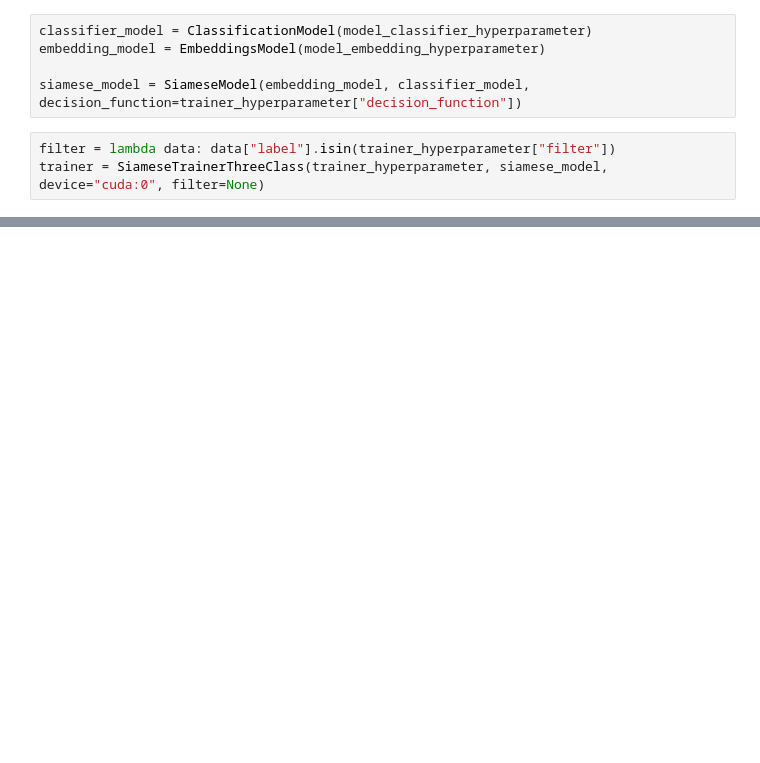
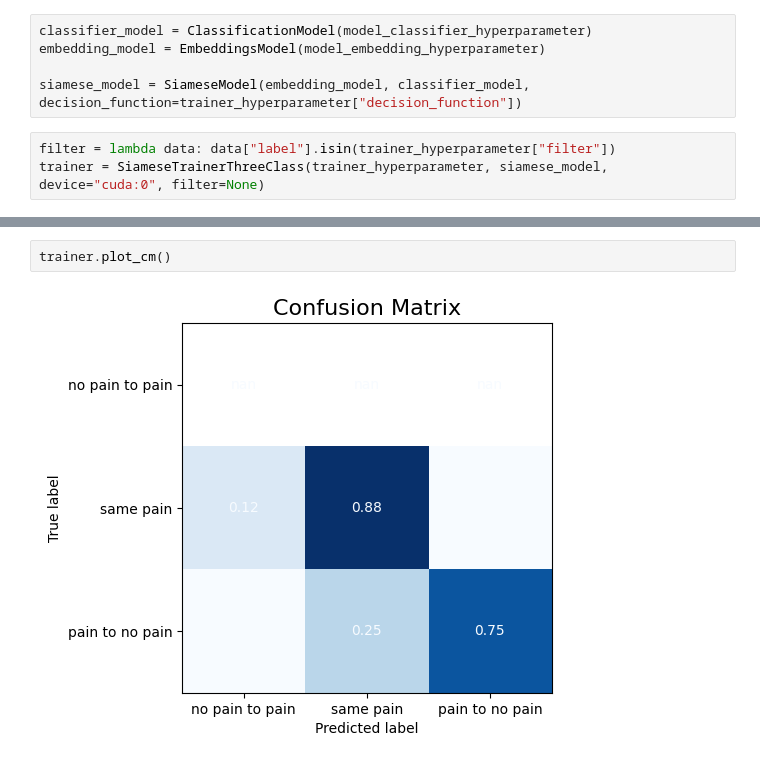
Before and after one commit to sven-knoblauch/PainLevelShiftDetection, a Jupyter notebook: ThreeClassSiamese/test.ipynb, the cells around one changed output, grey strips where cells are left out. Saved outputs shown, nothing was run; the diff lists cells and outputs as text; blank space fills up the shorter version.

```diff
--- a/ThreeClassSiamese/test.ipynb
+++ b/ThreeClassSiamese/test.ipynb
@@ -59,0 +84,4 @@ a = trainer.train()
+# %%
+trainer.plot_cm()
+# %% [output]
+[figure, added]
```
Also changed, not shown: parts of 6 cells of this notebook, 3 other files.
